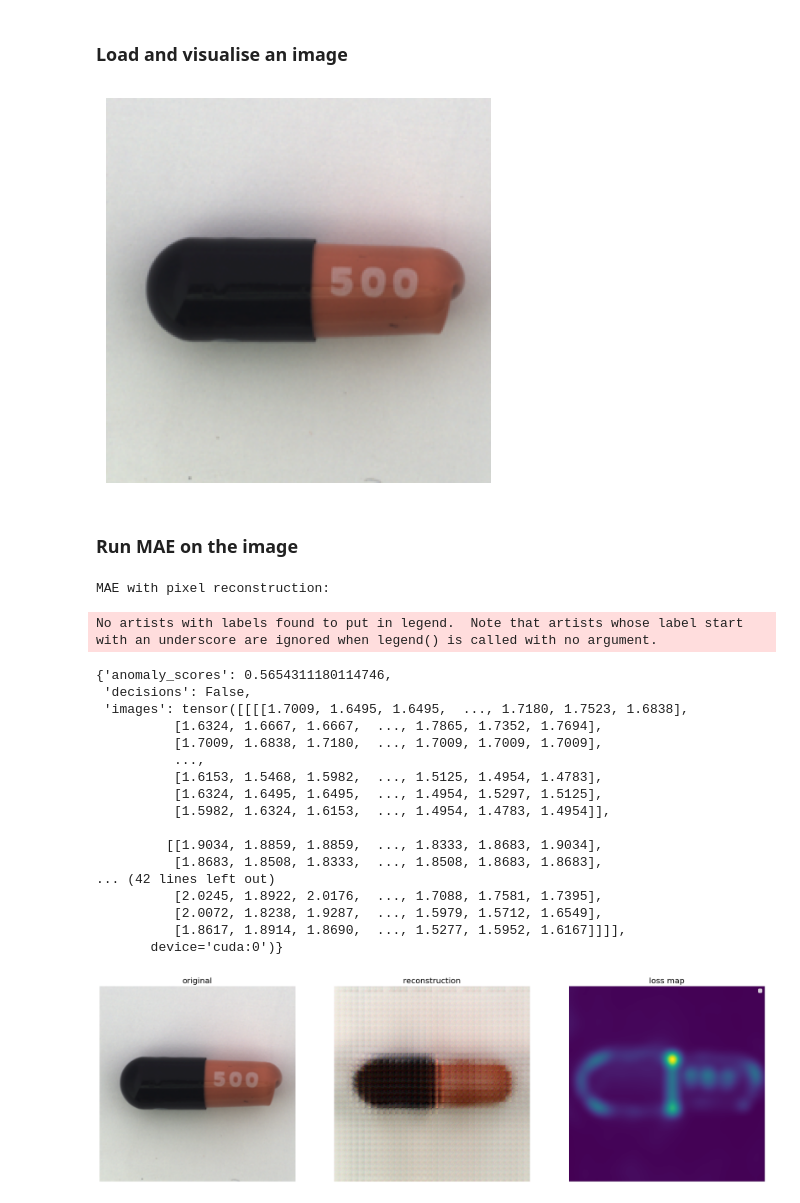
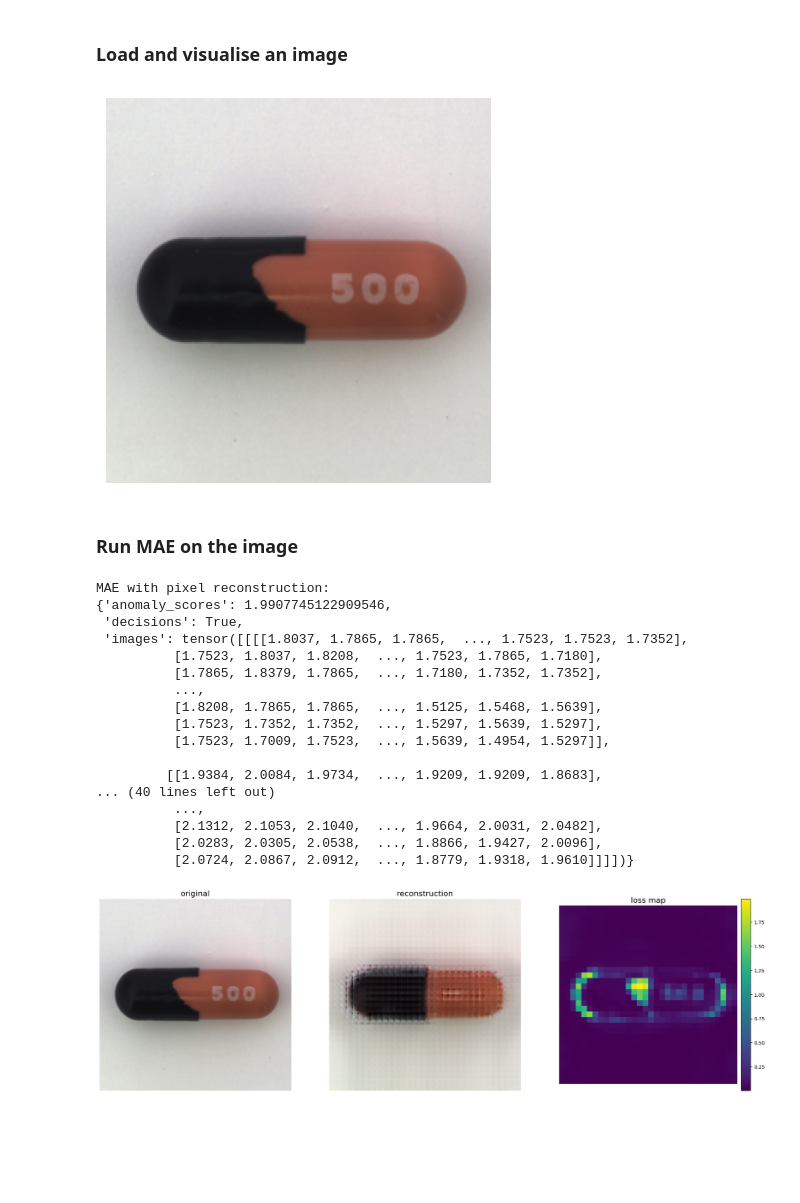
Before and after one commit to LucFrachon/mae-ad, a Jupyter notebook: mae-ad_demo.ipynb, the cells around one changed output. Cells and saved outputs as stored; diff of their text form; code cells hidden in the pictures; blank space fills up the shorter version.

```diff
--- a/mae-ad_demo.ipynb
+++ b/mae-ad_demo.ipynb
@@ -36,9 +33,11 @@ def show_image(image, title=''):
 
 def show_map(m, title=""):
     assert len(m.shape) == 2
-    plt.imshow(m, cmap="viridis")
+    img = plt.imshow(m, cmap="viridis")
     plt.title(title, fontsize=16)
     plt.axis('off')
+    plt.colorbar(img, orientation="vertical", fraction=0.05, pad=0.02)
+    plt.show()
     return
 
 
@@ -79,7 +78,6 @@ def run_one_image(img, model, threshold=0.5):
 
     plt.subplot(1, 3, 3)
     show_map(loss_maps[0].detach().cpu(), "loss map")
-    plt.legend()
 
     plt.show()
     return result
@@ -88,7 +86,7 @@ def run_one_image(img, model, threshold=0.5):
 # %%
 import os
 
-chkpt_dir = "../../output_p7_ep4000/checkpoint-600.pth"
+chkpt_dir = "../output_p7_ep4000/checkpoint-3999.pth"
 assert os.path.exists(chkpt_dir)
 model_mae = prepare_model(chkpt_dir, 'mae_vit_large_patch7')
 # %% [output]
@@ -98,9 +96,13 @@ Model has inference mask ratio 0.25
 ### Load and visualise an image
 # %%
 # Play around with different defects
-# img = Image.open("../../data/capsule/test/good/010.png")
-# img = Image.open("../../data/capsule/test/bad/crack_010.png")
-img = Image.open("../../data/capsule/test/bad/squeeze_010.png")
+# img = Image.open("../data/capsule/test/good/010.png")
+img = Image.open("../data/capsule/test/bad/crack_010.png")
+# img = Image.open("../data/capsule/test/bad/squeeze_010.png")
+# img = Image.open("../data/capsule/test/bad/scratch_010.png")
+# img = Image.open("../data/capsule/test/bad/poke_010.png")
+# img = Image.open("../data/capsule/test/bad/print_010.png")
+
 img = img.resize((224, 224))
 img = np.array(img) / 255.
 
@@ -113,33 +115,31 @@ img = img / imagenet_std
 plt.rcParams['figure.figsize'] = [5, 5]
 show_image(torch.tensor(img))
 # %% [output]
-[figure, old version]
+[figure, new version]
 # %% [markdown]
 ### Run MAE on the image
 # %%
 # %autoreload 2
 # from mae import models_mae
 
 print('MAE with pixel reconstruction:')
-result = run_one_image(torch.tensor(img, device="cuda"), model_mae.to("cuda"), threshold=0.8)
+result = run_one_image(torch.tensor(img, device="cuda"), model_mae.to("cuda"), threshold=0.75)
 # %% [output]
 MAE with pixel reconstruction:
+{'anomaly_scores': 1.9907745122909546,
+ 'decisions': True,
+ 'images': tensor([[[[1.8037, 1.7865, 1.7865,  ..., 1.7523, 1.7523, 1.7352],
+          [1.7523, 1.8037, 1.8208,  ..., 1.7523, 1.7865, 1.7180],
+          [1.7865, 1.8379, 1.7865,  ..., 1.7180, 1.7352, 1.7352],
+          ...,
+          [1.8208, 1.7865, 1.7865,  ..., 1.5125, 1.5468, 1.5639],
+          [1.7523, 1.7352, 1.7352,  ..., 1.5297, 1.5639, 1.5297],
+          [1.7523, 1.7009, 1.7523,  ..., 1.5639, 1.4954, 1.5297]],
+
+         [[1.9384, 2.0084, 1.9734,  ..., 1.9209, 1.9209, 1.8683],
+... (40 lines left out)
+          ...,
+          [2.1312, 2.1053, 2.1040,  ..., 1.9664, 2.0031, 2.0482],
+          [2.0283, 2.0305, 2.0538,  ..., 1.8866, 1.9427, 2.0096],
+          [2.0724, 2.0867, 2.0912,  ..., 1.8779, 1.9318, 1.9610]]]])}
-No artists with labels found to put in legend.  Note that artists whose label start with an underscore are ignored when legend() is called with no argument.
-{'anomaly_scores': 0.5654311180114746,
- 'decisions': False,
- 'images': tensor([[[[1.7009, 1.6495, 1.6495,  ..., 1.7180, 1.7523, 1.6838],
-          [1.6324, 1.6667, 1.6667,  ..., 1.7865, 1.7352, 1.7694],
-          [1.7009, 1.6838, 1.7180,  ..., 1.7009, 1.7009, 1.7009],
-          ...,
-          [1.6153, 1.5468, 1.5982,  ..., 1.5125, 1.4954, 1.4783],
-          [1.6324, 1.6495, 1.6495,  ..., 1.4954, 1.5297, 1.5125],
-          [1.5982, 1.6324, 1.6153,  ..., 1.4954, 1.4783, 1.4954]],
-
-         [[1.9034, 1.8859, 1.8859,  ..., 1.8333, 1.8683, 1.9034],
-          [1.8683, 1.8508, 1.8333,  ..., 1.8508, 1.8683, 1.8683],
-... (42 lines left out)
-          [2.0245, 1.8922, 2.0176,  ..., 1.7088, 1.7581, 1.7395],
-          [2.0072, 1.8238, 1.9287,  ..., 1.5979, 1.5712, 1.6549],
-          [1.8617, 1.8914, 1.8690,  ..., 1.5277, 1.5952, 1.6167]]]],
-       device='cuda:0')}
-[figure, old version]
+[figure, new version]
```
Also changed, not shown: parts of 2 cells of this notebook, 2 other files.
